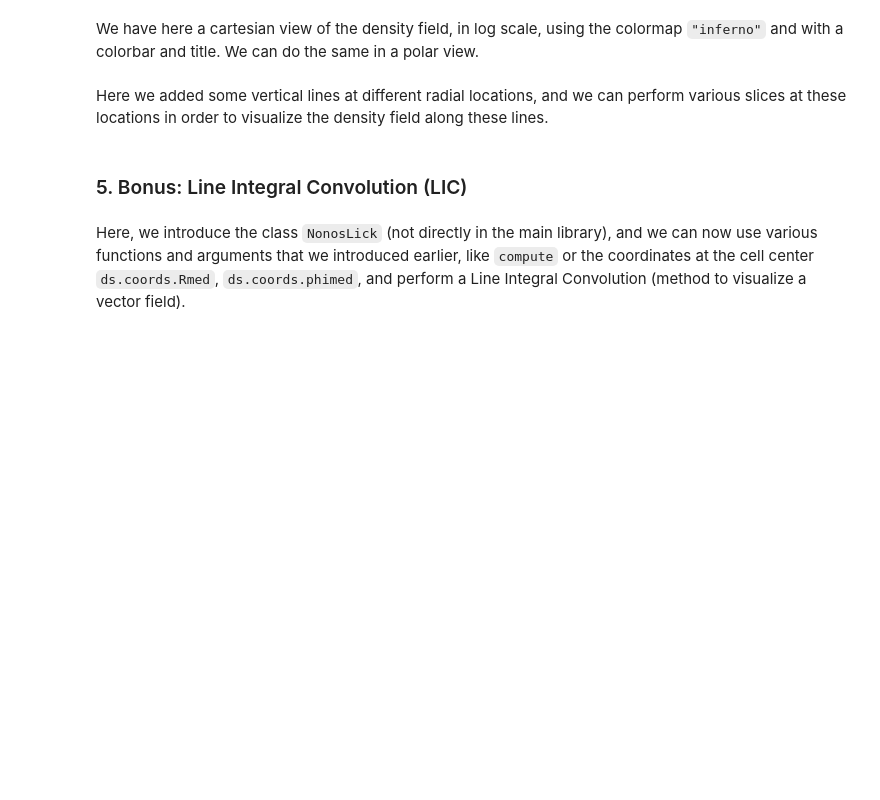
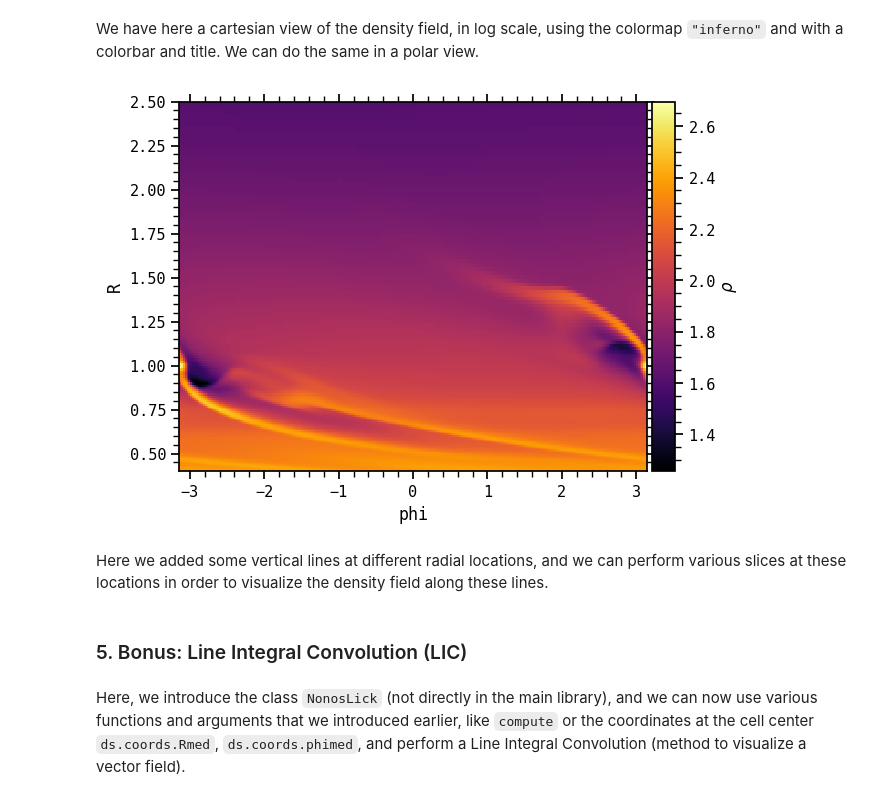
Before and after one commit to idefix-code/tutorial, a Jupyter notebook: VisualisationAndPost/nonos/Intro_to_nonos.ipynb, the cells around one changed output. Cells and saved outputs as stored; diff of their text form; code cells hidden in the pictures; blank space fills up the shorter version.

```diff
--- a/VisualisationAndPost/nonos/Intro_to_nonos.ipynb
+++ b/VisualisationAndPost/nonos/Intro_to_nonos.ipynb
@@ -26,9 +26,9 @@ from nonos.styling import set_mpl_style
 
 set_mpl_style(1)  # not mandatory, just a custom style
 # %%
-directory = "/home/wafflarg/Documents/idefix-days/tutorials/getting_started/PlanetMigration2D"  # CHANGE TO YOUR PATH!
-# load the VTK file data.0009.vtk in the dataset ds
-ds = GasDataSet(9, directory=directory)
+directory = "../../AdvancedSetup/solution1/"  # CHECK YOUR PATH!
+# load the VTK file data.0003.vtk in the dataset ds
+ds = GasDataSet(1, directory=directory)
 # %% [markdown]
 `ds` is a field container, and you can access the fields in the form of a dictionary. You can check what fields are included in `ds` by running:
 # %%
@@ -116,10 +145,12 @@ We have here a cartesian view of the density field, in log scale, using the colo
 # %%
 fig, ax = plt.subplots()
 # Density field mapped in the polar plane (phi, R), and then plotted in log scale
 ds["RHO"].map("phi", "R").plot(
-    fig, ax, log=True, vmin=-3, vmax=-2.5, cmap="inferno", title=r"$\rho$"
+    fig, ax, log=True, cmap="inferno", title=r"$\rho$"
 )
 plt.show()
+# %% [output]
+[figure, added]
 # %%
 # Same here, but reversing the axes (phi, R) -> (R, phi)
 # and superimposing other plots (vertical lines)
```
Also changed, not shown: parts of 14 cells of this notebook, 2 other files.
